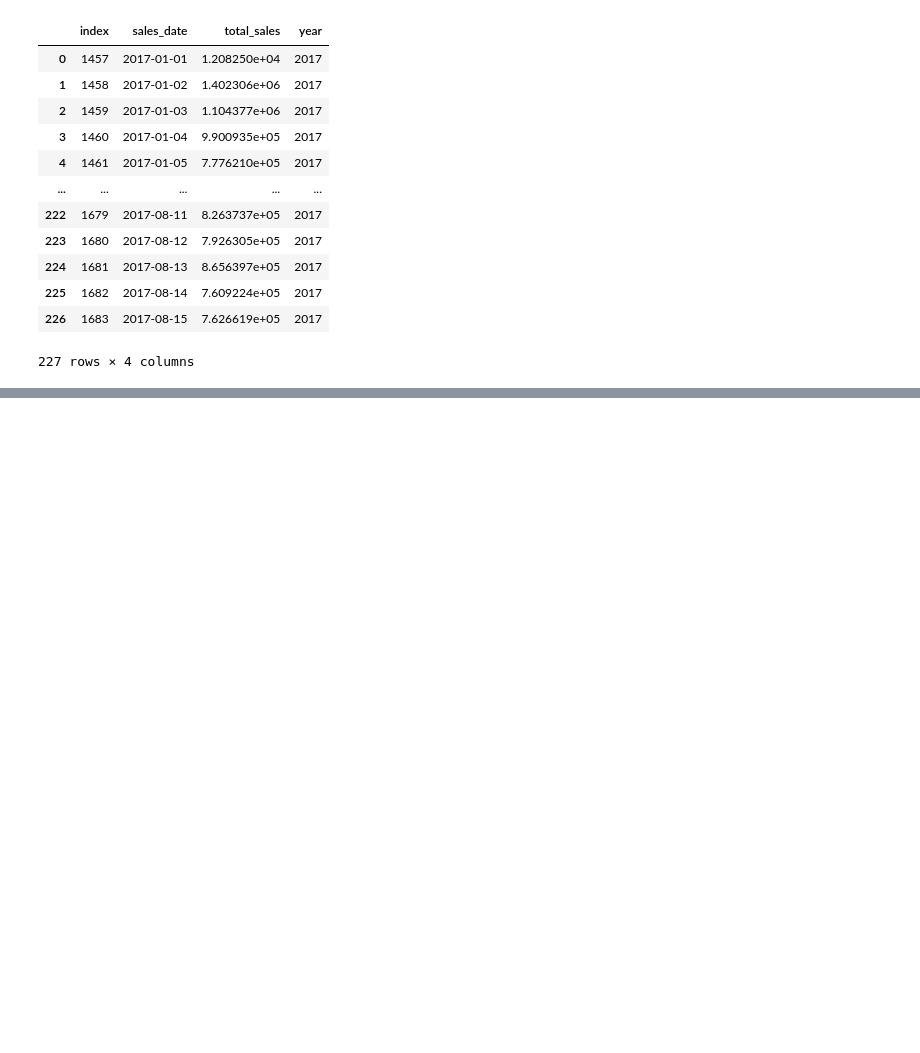
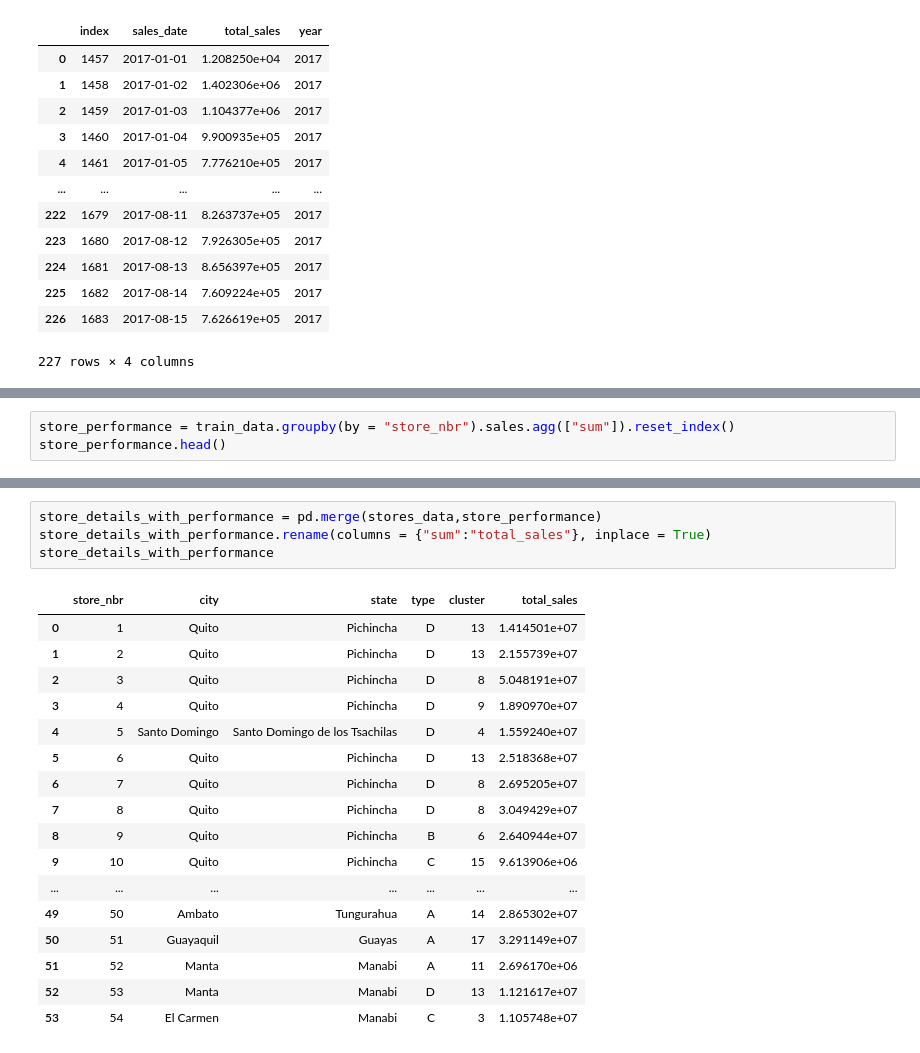
Before and after one commit to kbay9/Retail_Sales_Price_Prediction, a Jupyter notebook: sales_prediction.ipynb, the cells around one changed output, grey strips where cells are left out. Saved outputs shown, nothing was run; the diff lists cells and outputs as text; blank space fills up the shorter version.

```diff
--- a/sales_prediction.ipynb
+++ b/sales_prediction.ipynb
@@ -961,0 +1558,3 @@ data_2017
+# %%
+store_performance = train_data.groupby(by = "store_nbr").sales.agg(["sum"]).reset_index()
+store_performance.head()
@@ -961,0 +1588,22 @@ data_2017
+# %%
+store_details_with_performance = pd.merge(stores_data,store_performance)
+store_details_with_performance.rename(columns = {"sum":"total_sales"}, inplace = True)
+store_details_with_performance
+# %% [output]
+|  | store_nbr | city | state | type | cluster | total_sales |
+| 0 | 1 | Quito | Pichincha | D | 13 | 1.414501e+07 |
+| 1 | 2 | Quito | Pichincha | D | 13 | 2.155739e+07 |
+| 2 | 3 | Quito | Pichincha | D | 8 | 5.048191e+07 |
+| 3 | 4 | Quito | Pichincha | D | 9 | 1.890970e+07 |
+| 4 | 5 | Santo Domingo | Santo Domingo de los Tsachilas | D | 4 | 1.559240e+07 |
+| 5 | 6 | Quito | Pichincha | D | 13 | 2.518368e+07 |
+| 6 | 7 | Quito | Pichincha | D | 8 | 2.695205e+07 |
+| 7 | 8 | Quito | Pichincha | D | 8 | 3.049429e+07 |
+| 8 | 9 | Quito | Pichincha | B | 6 | 2.640944e+07 |
+| 9 | 10 | Quito | Pichincha | C | 15 | 9.613906e+06 |
+| ... | ... | ... | ... | ... | ... | ... |
+| 49 | 50 | Ambato | Tungurahua | A | 14 | 2.865302e+07 |
+| 50 | 51 | Guayaquil | Guayas | A | 17 | 3.291149e+07 |
+| 51 | 52 | Manta | Manabi | A | 11 | 2.696170e+06 |
+| 52 | 53 | Manta | Manabi | D | 13 | 1.121617e+07 |
+| 53 | 54 | El Carmen | Manabi | C | 3 | 1.105748e+07 |
```
Also changed, not shown: parts of 73 cells of this notebook.
